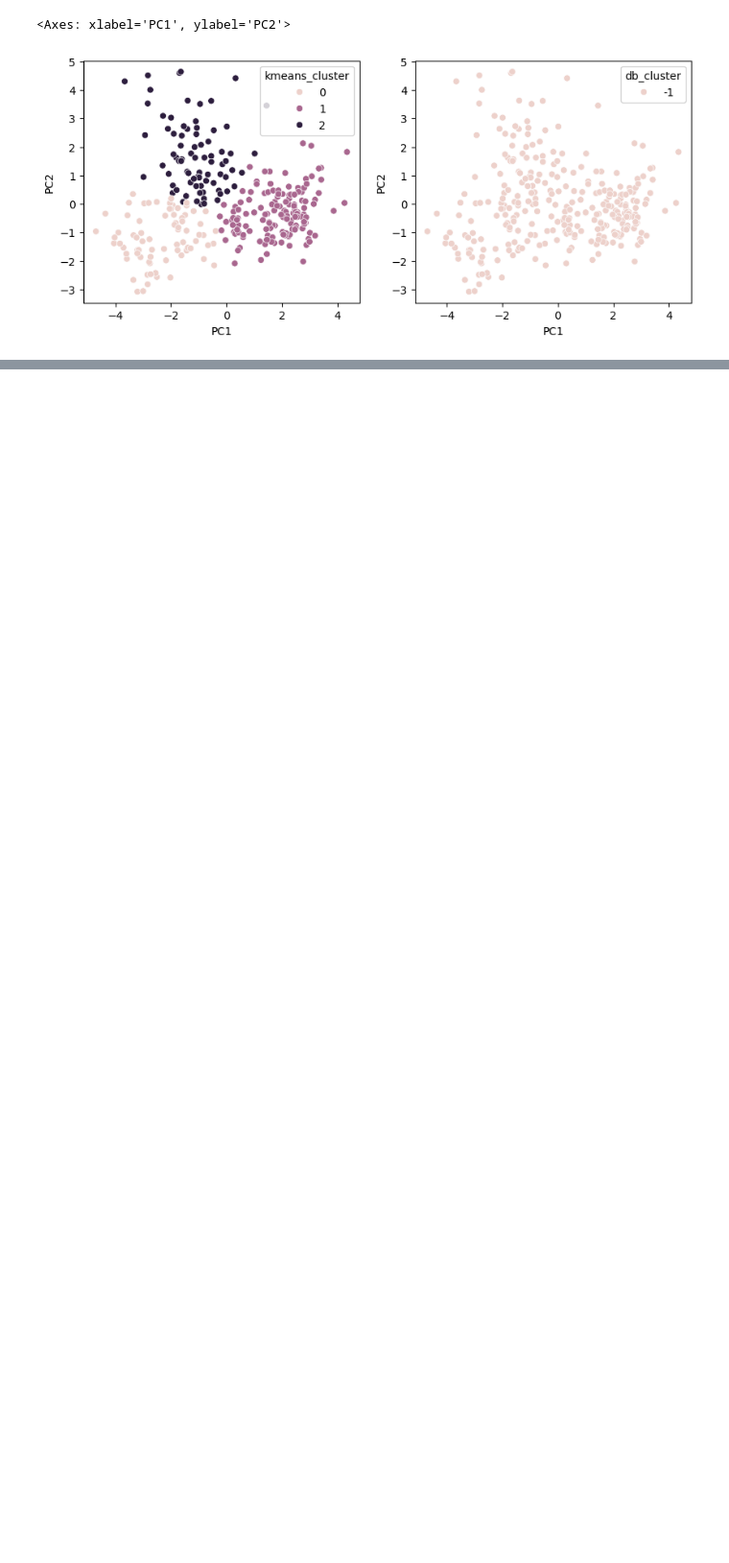
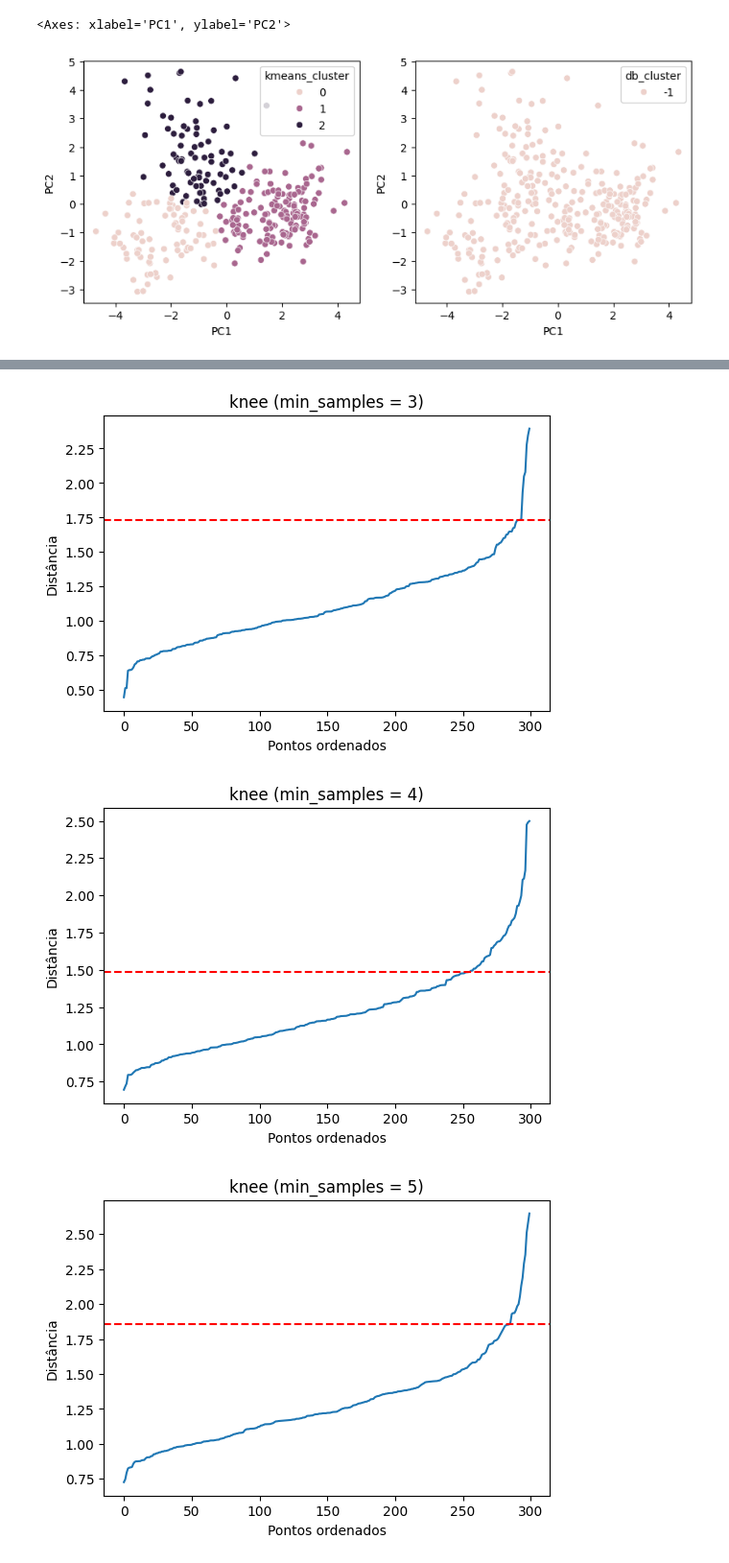
Before and after one commit to Dhonrian/pos_ifnet, a Jupyter notebook: 25E4_3/validacao.ipynb, the cells around one changed output, grey strips where cells are left out. Shown at 96% size. Cells and saved outputs as stored; diff of their text form; code cells hidden in the pictures; blank space fills up the shorter version.

```diff
--- a/25E4_3/validacao.ipynb
+++ b/25E4_3/validacao.ipynb
@@ -118,6 +118,7 @@ scaler = StandardScaler()
 scaled = scaler.fit_transform(df)
 
 scaled_df = pd.DataFrame(scaled, columns=df.columns)
+scaled_df[categorical_cols] = original_df[categorical_cols]
 # %%
 plt.figure(figsize=(12, 6))
 scaled_df.boxplot()
@@ -145,7 +146,7 @@ pca_df = pd.DataFrame({
 # %%
 N_CLUSTERS = 3 #número padrão por enquanto
 SEED = 10
-X = scaled_df.values
+X = scaled_df.drop(columns=categorical_cols)
 # %%
 kmeans = KMeans(n_clusters=N_CLUSTERS, random_state=SEED).fit(X)
 pca_df["kmeans_cluster"] = kmeans.labels_
@@ -180,0 +215,38 @@ plt.show()
+# %%
+min_samples_list = range(3, scaled_df.shape[1])
+
+eps_list = []
+
+for min_s in min_samples_list:
+
+    neigh = NearestNeighbors(n_neighbors=min_s)
+    nbrs = neigh.fit(X)
+    distances, indices = nbrs.kneighbors(X)
+
+    k_distance = np.sort(distances[:, -1])
+
+    kneedle = KneeLocator(
+        range(len(k_distance)),
+        k_distance,
+        S=1.0,
+        curve="convex",
+        direction="increasing",
+    )
+
+    eps = k_distance[kneedle.knee] if kneedle.knee is not None else None
+    eps_list.append((min_s, eps))
+
+    plt.figure(figsize=(6,4))
+    plt.plot(k_distance)
+    if eps is not None:
+        plt.axhline(eps, color='red', linestyle='--')
+    plt.title(f"knee (min_samples = {min_s})")
+    plt.xlabel("Pontos ordenados")
+    plt.ylabel("Distância")
+    plt.show()
+
+eps_list
+# %% [output]
+[figure, added]
+[figure, added]
+[figure, added]
```
Also changed, not shown: parts of 23 cells of this notebook.
